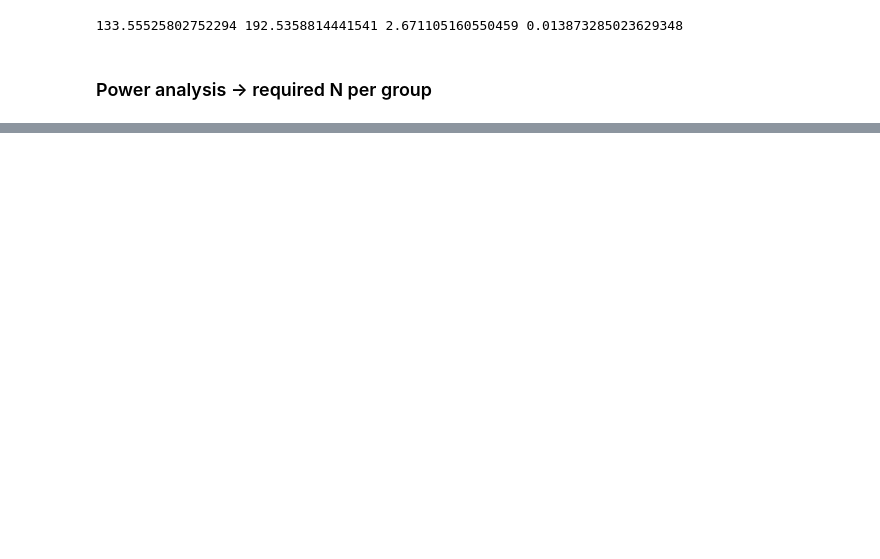
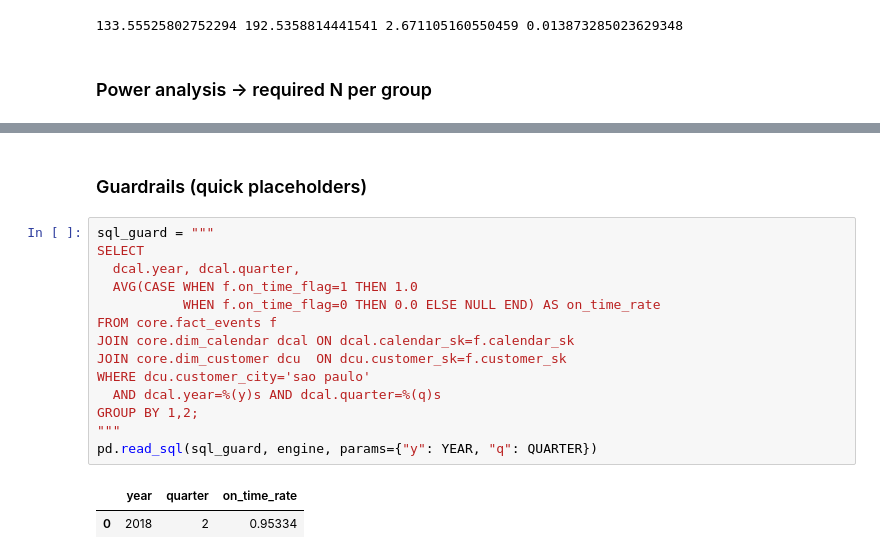
Before and after one commit to Vierinsky/ecommerce-analytics-python-sql, a Jupyter notebook: notebooks/eda.ipynb, the cells around one changed output, grey strips where cells are left out. Drawn from its saved outputs; the diff is of its cells as text; blank space fills up the shorter version.

```diff
--- a/notebooks/eda.ipynb
+++ b/notebooks/eda.ipynb
@@ -1119,0 +1178,19 @@ print(baseline_mean, sd_pool, effect_abs, effect_size_d)
+# %% [markdown]
+### Guardrails (quick placeholders)
+# %%
+sql_guard = """
+SELECT
+  dcal.year, dcal.quarter,
+  AVG(CASE WHEN f.on_time_flag=1 THEN 1.0
+           WHEN f.on_time_flag=0 THEN 0.0 ELSE NULL END) AS on_time_rate
+FROM core.fact_events f
+JOIN core.dim_calendar dcal ON dcal.calendar_sk=f.calendar_sk
+JOIN core.dim_customer dcu  ON dcu.customer_sk=f.customer_sk
+WHERE dcu.customer_city='sao paulo'
+  AND dcal.year=%(y)s AND dcal.quarter=%(q)s
+GROUP BY 1,2;
+"""
+pd.read_sql(sql_guard, engine, params={"y": YEAR, "q": QUARTER})
+# %% [output]
+|  | year | quarter | on_time_rate |
+| 0 | 2018 | 2 | 0.95334 |
```
Also changed, not shown: parts of 9 cells of this notebook, 1 other file.
